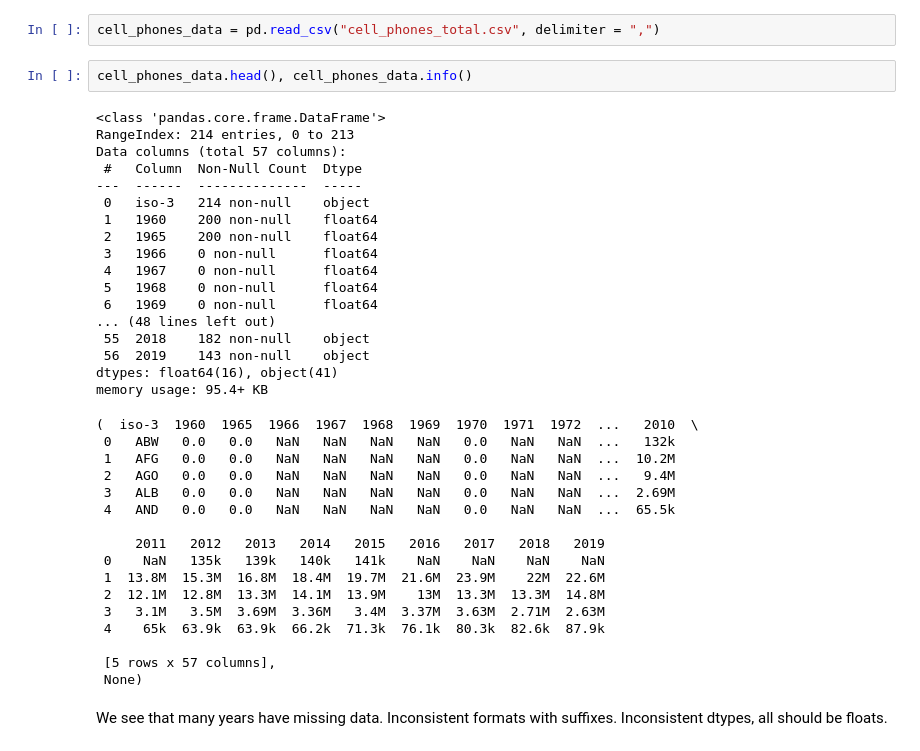
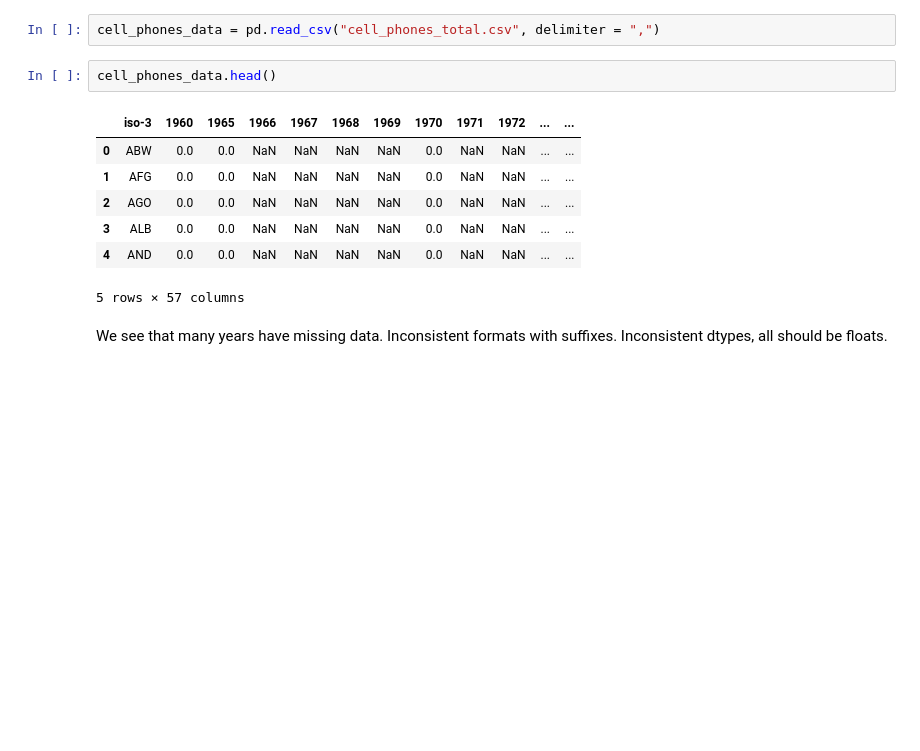
Before and after one commit to MrHEFF/su-mt4007, a Jupyter notebook: HW3/HW3.ipynb, the cells around one changed output. Saved outputs shown, nothing was run; the diff lists cells and outputs as text; blank space fills up the shorter version.

```diff
--- a/HW3/HW3.ipynb
+++ b/HW3/HW3.ipynb
@@ -517,41 +517,15 @@ Showcasing some differences in the correlationcoefficient in the stroke column b
 # %%
 cell_phones_data = pd.read_csv("cell_phones_total.csv", delimiter = ",")
 # %%
-cell_phones_data.head(), cell_phones_data.info()
+cell_phones_data.head()
 # %% [output]
+|  | iso-3 | 1960 | 1965 | 1966 | 1967 | 1968 | 1969 | 1970 | 1971 | 1972 | ... | ... |
+| 0 | ABW | 0.0 | 0.0 | NaN | NaN | NaN | NaN | 0.0 | NaN | NaN | ... | ... |
+| 1 | AFG | 0.0 | 0.0 | NaN | NaN | NaN | NaN | 0.0 | NaN | NaN | ... | ... |
+| 2 | AGO | 0.0 | 0.0 | NaN | NaN | NaN | NaN | 0.0 | NaN | NaN | ... | ... |
+| 3 | ALB | 0.0 | 0.0 | NaN | NaN | NaN | NaN | 0.0 | NaN | NaN | ... | ... |
+| 4 | AND | 0.0 | 0.0 | NaN | NaN | NaN | NaN | 0.0 | NaN | NaN | ... | ... |
-<class 'pandas.core.frame.DataFrame'>
-RangeIndex: 214 entries, 0 to 213
-Data columns (total 57 columns):
- #   Column  Non-Null Count  Dtype
----  ------  --------------  -----
- 0   iso-3   214 non-null    object
- 1   1960    200 non-null    float64
- 2   1965    200 non-null    float64
- 3   1966    0 non-null      float64
- 4   1967    0 non-null      float64
- 5   1968    0 non-null      float64
- 6   1969    0 non-null      float64
-... (48 lines left out)
- 55  2018    182 non-null    object
- 56  2019    143 non-null    object
-dtypes: float64(16), object(41)
-memory usage: 95.4+ KB
+5 rows × 57 columns
-(  iso-3  1960  1965  1966  1967  1968  1969  1970  1971  1972  ...   2010  \
- 0   ABW   0.0   0.0   NaN   NaN   NaN   NaN   0.0   NaN   NaN  ...   132k
- 1   AFG   0.0   0.0   NaN   NaN   NaN   NaN   0.0   NaN   NaN  ...  10.2M
- 2   AGO   0.0   0.0   NaN   NaN   NaN   NaN   0.0   NaN   NaN  ...   9.4M
- 3   ALB   0.0   0.0   NaN   NaN   NaN   NaN   0.0   NaN   NaN  ...  2.69M
- 4   AND   0.0   0.0   NaN   NaN   NaN   NaN   0.0   NaN   NaN  ...  65.5k
-
-     2011   2012   2013   2014   2015   2016   2017   2018   2019
- 0    NaN   135k   139k   140k   141k    NaN    NaN    NaN    NaN
- 1  13.8M  15.3M  16.8M  18.4M  19.7M  21.6M  23.9M    22M  22.6M
- 2  12.1M  12.8M  13.3M  14.1M  13.9M    13M  13.3M  13.3M  14.8M
- 3   3.1M   3.5M  3.69M  3.36M   3.4M  3.37M  3.63M  2.71M  2.63M
- 4    65k  63.9k  63.9k  66.2k  71.3k  76.1k  80.3k  82.6k  87.9k
-
- [5 rows x 57 columns],
- None)
 # %% [markdown]
 We see that many years have missing data. Inconsistent formats with suffixes. Inconsistent dtypes, all should be floats.
 # %%
```
Also changed, not shown: parts of 5 cells of this notebook, 4 other files.
